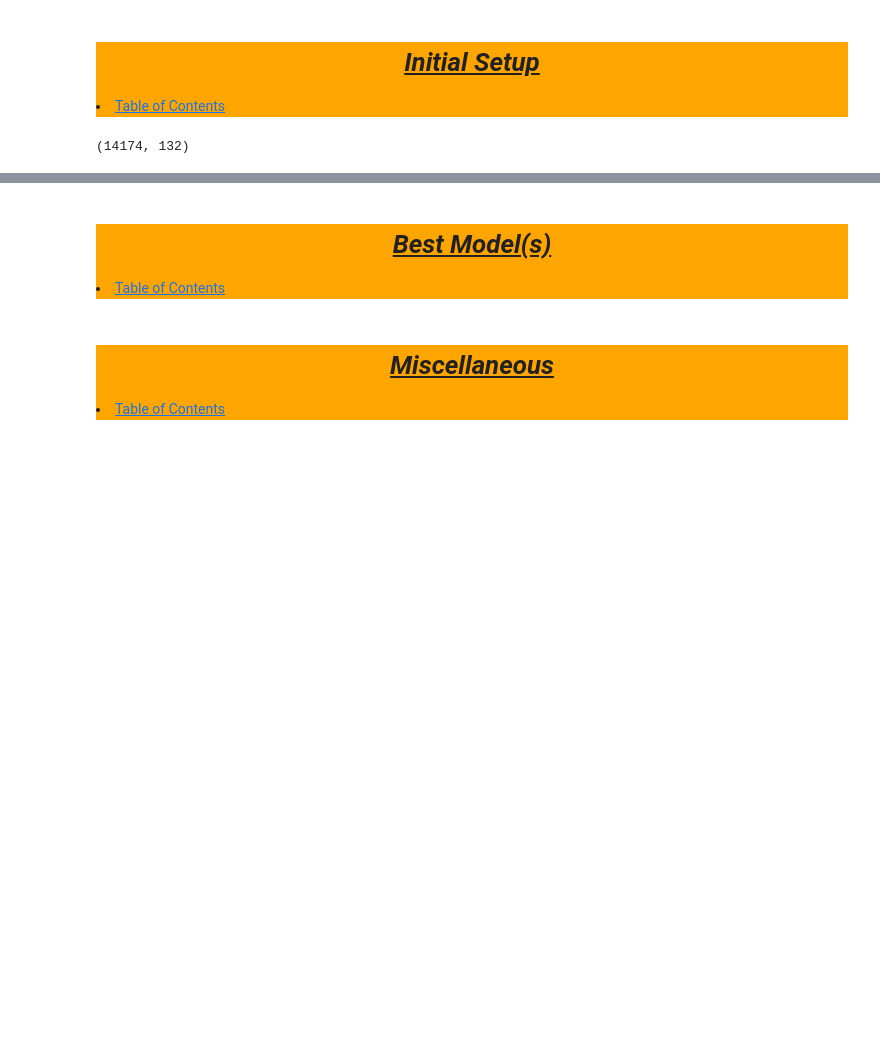
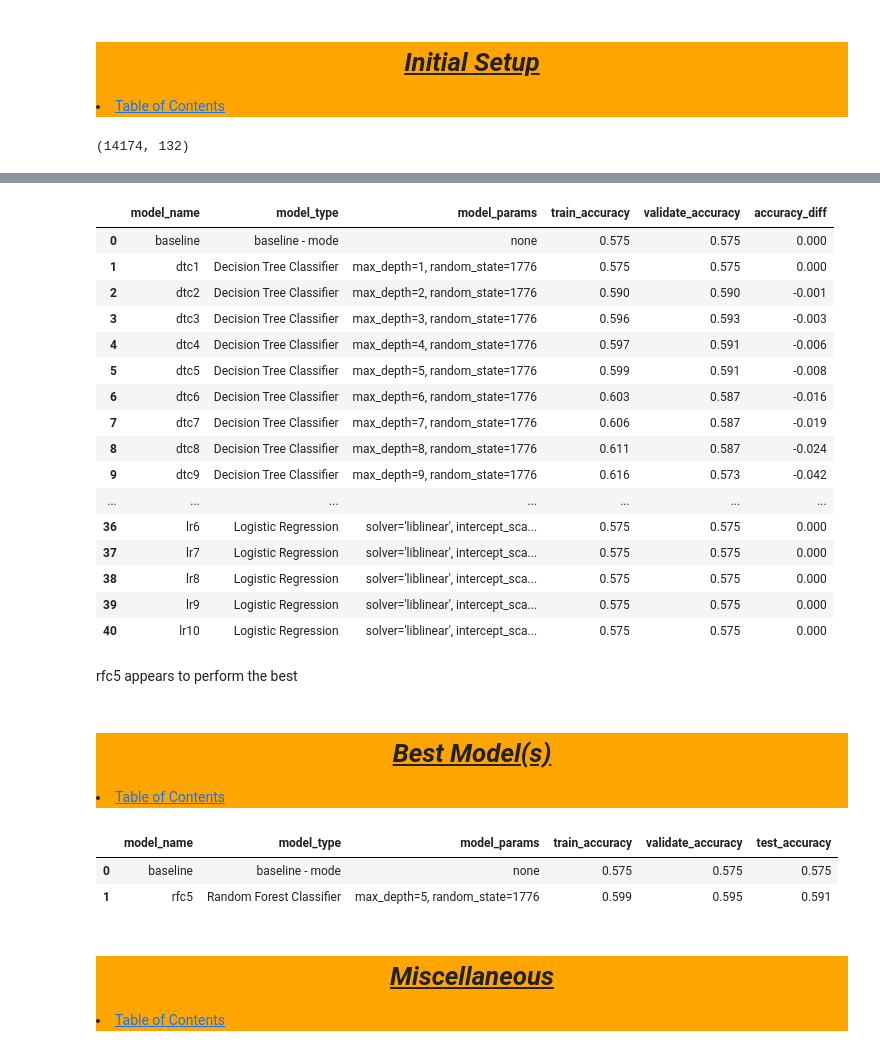
Before and after one commit to tex-wrex/tex-wrex, a Jupyter notebook: Jared/modeling_conditions.ipynb, the cells around one changed output, grey strips where cells are left out. Drawn from its saved outputs; the diff is of its cells as text; code cells hidden in the pictures; blank space fills up the shorter version.

```diff
--- a/Jared/modeling_conditions.ipynb
+++ b/Jared/modeling_conditions.ipynb
@@ -112,3 +312,41 @@ test_y = test.person_injury_severity
+# %%
+# Create generic Logistic Regression
+for i in range(1, 11):
+    model_name = f'lr{i}'
+    lr = LogisticRegression(solver='liblinear', intercept_scaling=i)
+    lr.fit(train_x, train_y)
+    train_score = lr.score(train_x, train_y)
+    val_score = lr.score(validate_x, validate_y)
+    diff_score = val_score - train_score
+    models_dict['model_name'].append(model_name)
+    models_dict['model_type'].append('Logistic Regression')
+    models_dict['model_params'].append(f'solver=\'liblinear\', intercept_scaling{i}')
+    models_dict['train_accuracy'].append(f'{train_score:.3f}')
+    models_dict['validate_accuracy'].append(f'{val_score:.3f}')
+    models_dict['accuracy_diff'].append(f'{diff_score:.3f}')
+# %%
+# Check out the 'models_dict'
+pd.DataFrame(models_dict)
+# %% [output]
+|  | model_name | model_type | model_params | train_accuracy | validate_accuracy | accuracy_diff |
+| 0 | baseline | baseline - mode | none | 0.575 | 0.575 | 0.000 |
+| 1 | dtc1 | Decision Tree Classifier | max_depth=1, random_state=1776 | 0.575 | 0.575 | 0.000 |
+| 2 | dtc2 | Decision Tree Classifier | max_depth=2, random_state=1776 | 0.590 | 0.590 | -0.001 |
+| 3 | dtc3 | Decision Tree Classifier | max_depth=3, random_state=1776 | 0.596 | 0.593 | -0.003 |
+| 4 | dtc4 | Decision Tree Classifier | max_depth=4, random_state=1776 | 0.597 | 0.591 | -0.006 |
+| 5 | dtc5 | Decision Tree Classifier | max_depth=5, random_state=1776 | 0.599 | 0.591 | -0.008 |
+| 6 | dtc6 | Decision Tree Classifier | max_depth=6, random_state=1776 | 0.603 | 0.587 | -0.016 |
+| 7 | dtc7 | Decision Tree Classifier | max_depth=7, random_state=1776 | 0.606 | 0.587 | -0.019 |
+| 8 | dtc8 | Decision Tree Classifier | max_depth=8, random_state=1776 | 0.611 | 0.587 | -0.024 |
+| 9 | dtc9 | Decision Tree Classifier | max_depth=9, random_state=1776 | 0.616 | 0.573 | -0.042 |
+| ... | ... | ... | ... | ... | ... | ... |
+| 36 | lr6 | Logistic Regression | solver='liblinear', intercept_sca... | 0.575 | 0.575 | 0.000 |
+| 37 | lr7 | Logistic Regression | solver='liblinear', intercept_sca... | 0.575 | 0.575 | 0.000 |
+| 38 | lr8 | Logistic Regression | solver='liblinear', intercept_sca... | 0.575 | 0.575 | 0.000 |
+| 39 | lr9 | Logistic Regression | solver='liblinear', intercept_sca... | 0.575 | 0.575 | 0.000 |
+| 40 | lr10 | Logistic Regression | solver='liblinear', intercept_sca... | 0.575 | 0.575 | 0.000 |
+# %% [markdown]
+rfc5 appears to perform the best
 # %% [markdown]
 <div style='background-color:orange'>
 <a id='bestmodel'></a>
@@ -121,3 +382,10 @@ test_y = test.person_injury_severity
+# %%
+# Check out the 'models_dict'
+pd.DataFrame(best_models_dict)
+# %% [output]
+|  | model_name | model_type | model_params | train_accuracy | validate_accuracy | test_accuracy |
+| 0 | baseline | baseline - mode | none | 0.575 | 0.575 | 0.575 |
+| 1 | rfc5 | Random Forest Classifier | max_depth=5, random_state=1776 | 0.599 | 0.595 | 0.591 |
 # %% [markdown]
 <div style='background-color:orange'>
 <a id='misc'></a>
```
Also changed, not shown: parts of 32 cells of this notebook.
